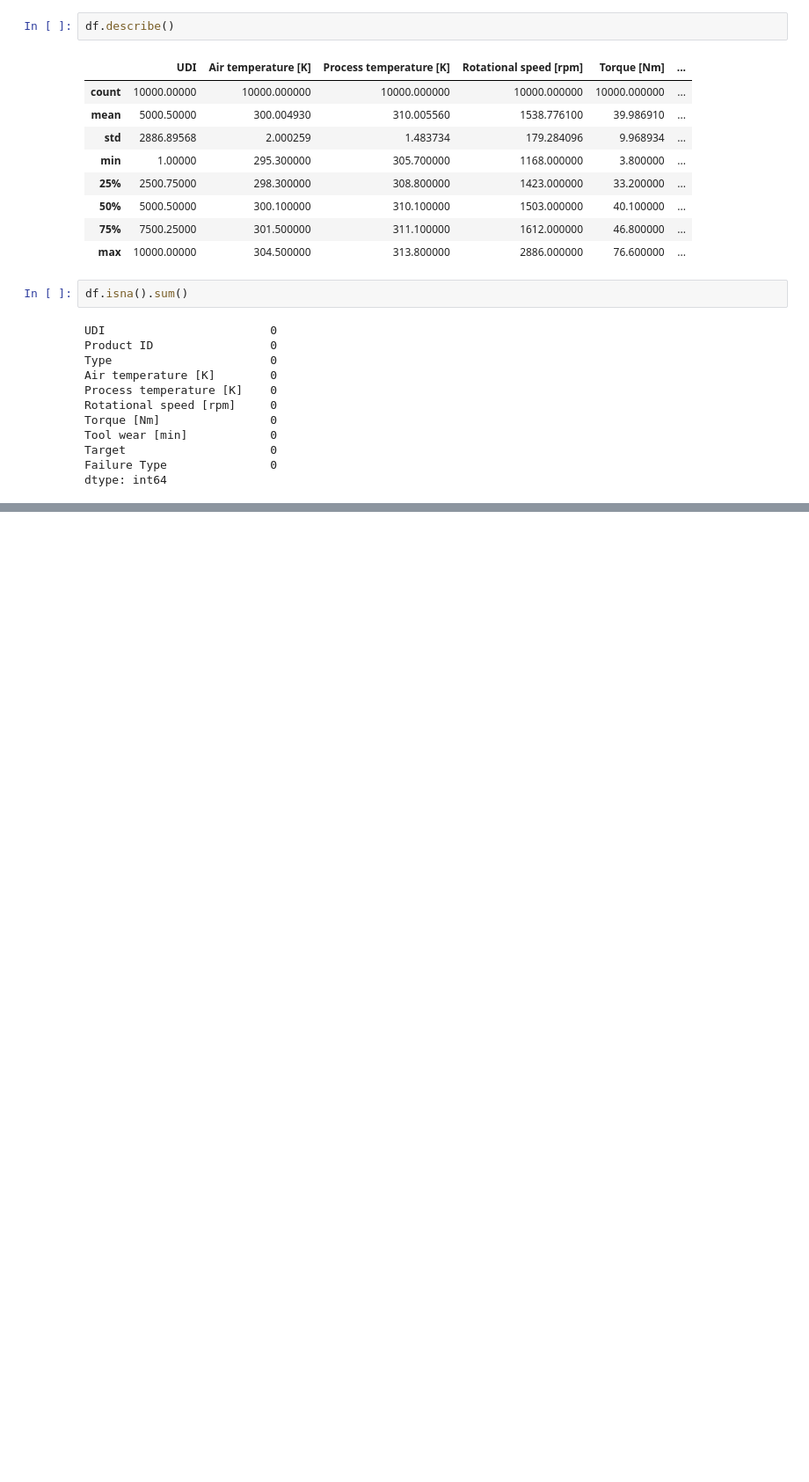
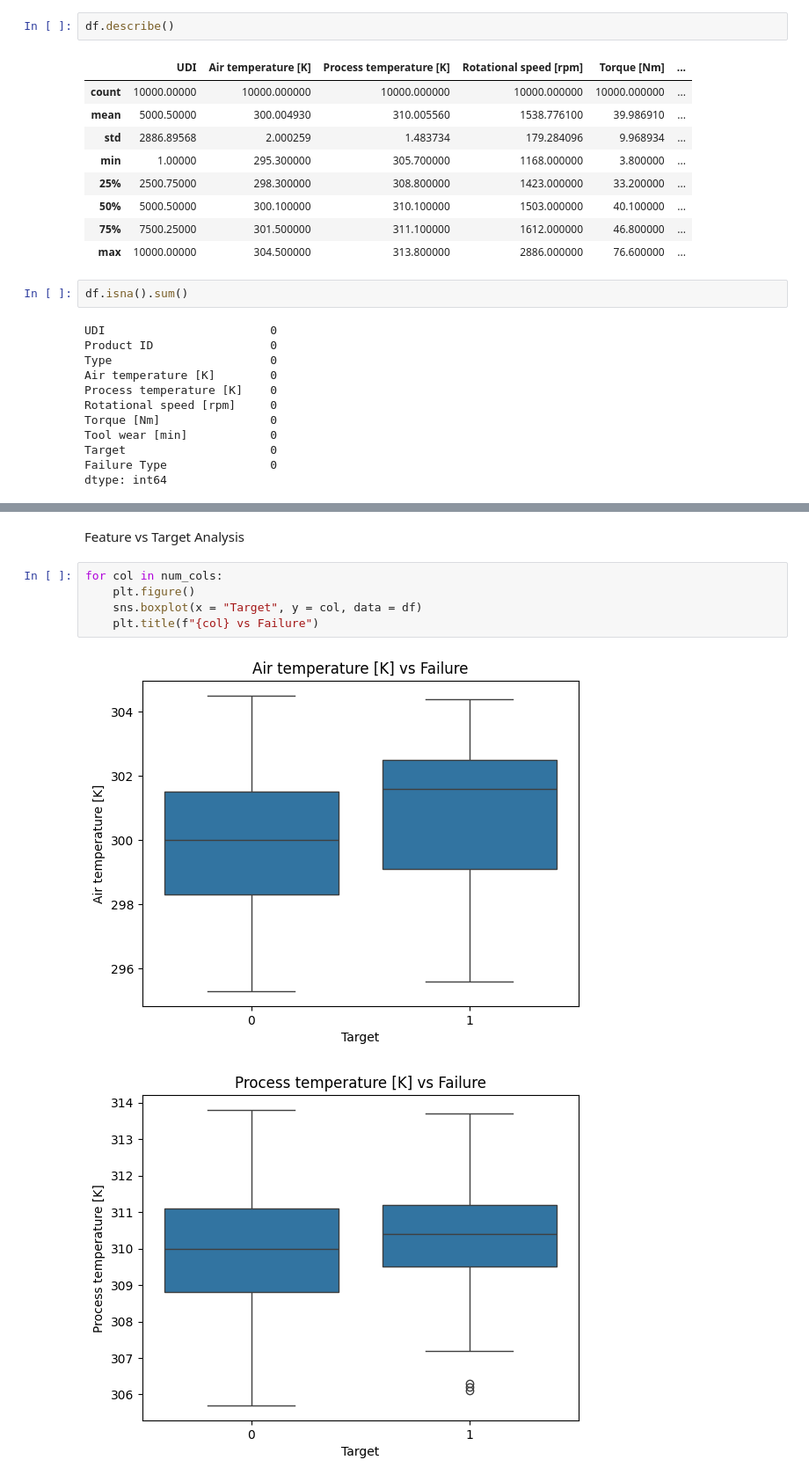
Before and after one commit to Livanturk/Machine-Predictive-Maintenance, a Jupyter notebook: src/EDA.ipynb, the cells around one changed output, grey strips where cells are left out. Shown at 88% size. Cells and saved outputs as stored; diff of their text form; blank space fills up the shorter version.

```diff
--- a/src/EDA.ipynb
+++ b/src/EDA.ipynb
@@ -72,0 +108,10 @@ plt.xticks(rotation = 45)
+# %% [markdown]
+Feature vs Target Analysis
+# %%
+for col in num_cols:
+    plt.figure()
+    sns.boxplot(x = "Target", y = col, data = df)
+    plt.title(f"{col} vs Failure")
+# %% [output]
+[figure, added]
+[figure, added]
```
Also changed, not shown: parts of 13 cells of this notebook.
